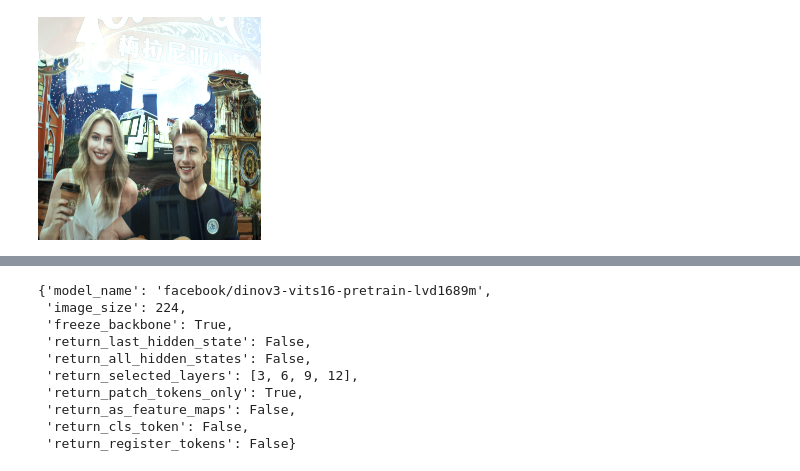
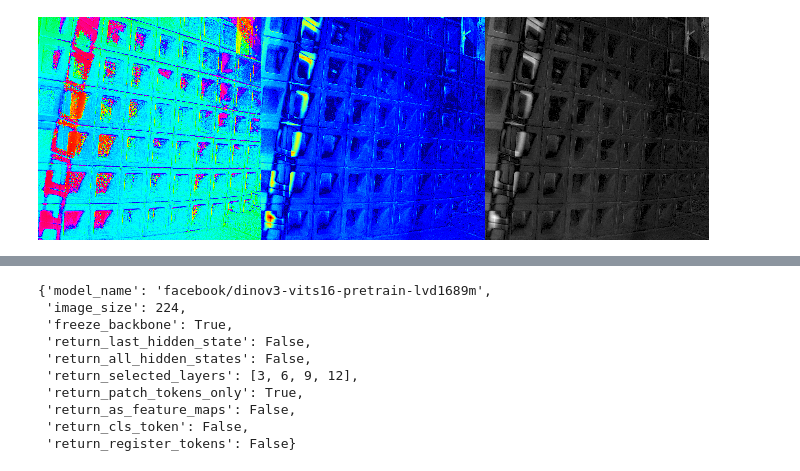
Before and after one commit to JackZhouSz/UnReflectAnything, a Jupyter notebook: sandboxes/model_tester.ipynb, the cells around one changed output, grey strips where cells are left out. Cells and saved outputs as stored; diff of their text form; code cells hidden in the pictures.

```diff
--- a/sandboxes/model_tester.ipynb
+++ b/sandboxes/model_tester.ipynb
@@ -36,8 +36,13 @@ for batch in dataloader:
     for key, tensor in batch.items():
         batch[key] = tensor.cuda()
     break
-rgb(batch["rgb"])
-# %% [output]
-[figure, removed]
+# %%
+rgb(panelize(
+    rgb(batch["AoP"],as_tensor=True,colormap="hsv"),
+    rgb(batch["DoP"],as_tensor=True,colormap="jet"),
+    rgb(batch["f_spec"],as_tensor=True,colormap="gray"),
+))
+# %% [output]
+[figure, added]
 # %%
 from main import create_model_from_config,load_and_process_config
```
Also changed, not shown: parts of 5 cells of this notebook, 5 other files.
